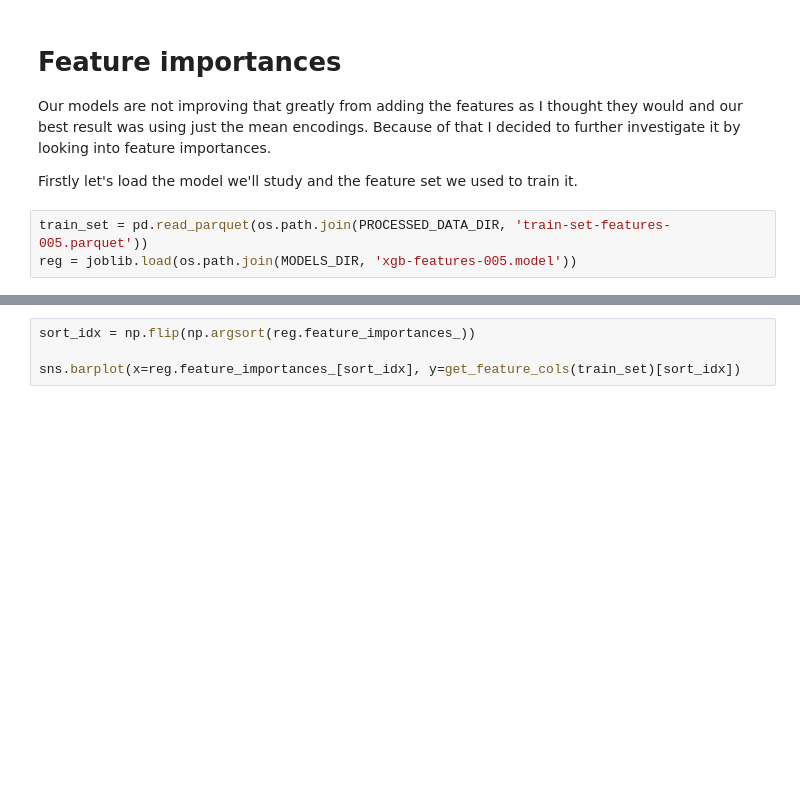
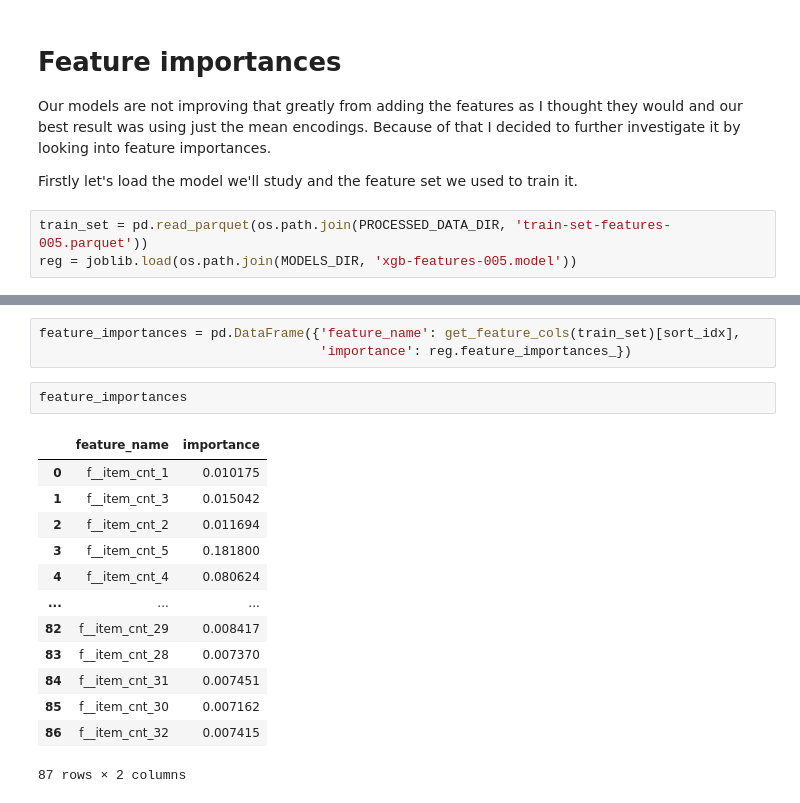
Before and after one commit to caioaao/hse-aml-final-project, a Jupyter notebook: notebooks/11-feature-engineering-feature importances.ipynb, the cells around one changed output, grey strips where cells are left out. Saved outputs shown, nothing was run; the diff lists cells and outputs as text; blank space fills up the shorter version.

```diff
--- a/notebooks/11-feature-engineering-feature importances.ipynb
+++ b/notebooks/11-feature-engineering-feature importances.ipynb
@@ -51,4 +92,19 @@ reg.feature_importances_
-# %%
-sort_idx = np.flip(np.argsort(reg.feature_importances_))
-
-sns.barplot(x=reg.feature_importances_[sort_idx], y=get_feature_cols(train_set)[sort_idx])
+# %%
+feature_importances = pd.DataFrame({'feature_name': get_feature_cols(train_set)[sort_idx],
+                                    'importance': reg.feature_importances_})
+# %%
+feature_importances
+# %% [output]
+|  | feature_name | importance |
+| 0 | f__item_cnt_1 | 0.010175 |
+| 1 | f__item_cnt_3 | 0.015042 |
+| 2 | f__item_cnt_2 | 0.011694 |
+| 3 | f__item_cnt_5 | 0.181800 |
+| 4 | f__item_cnt_4 | 0.080624 |
+| ... | ... | ... |
+| 82 | f__item_cnt_29 | 0.008417 |
+| 83 | f__item_cnt_28 | 0.007370 |
+| 84 | f__item_cnt_31 | 0.007451 |
+| 85 | f__item_cnt_30 | 0.007162 |
+| 86 | f__item_cnt_32 | 0.007415 |
+87 rows × 2 columns
```
Also changed, not shown: parts of 5 cells of this notebook.
